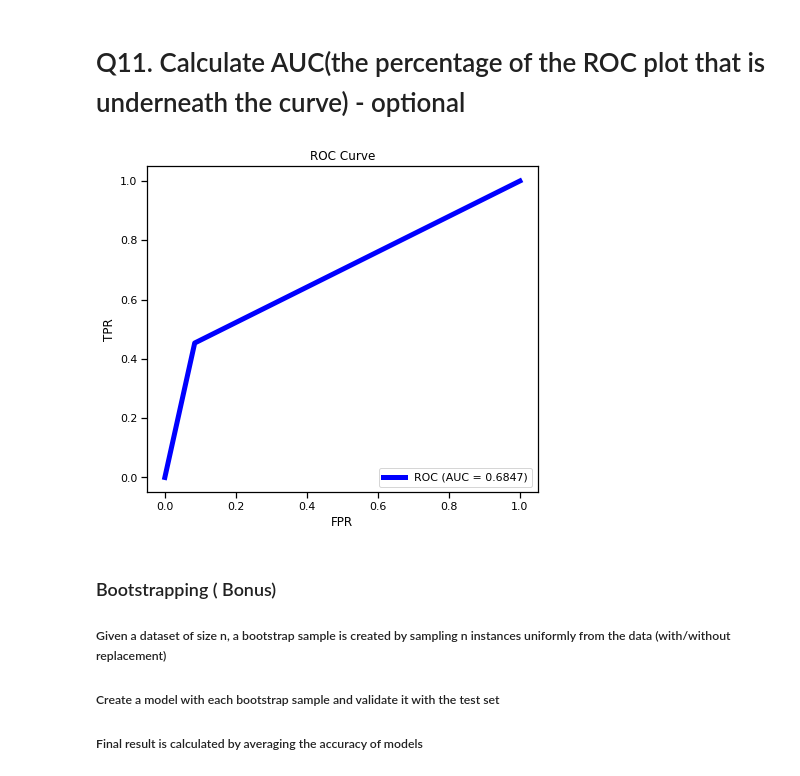
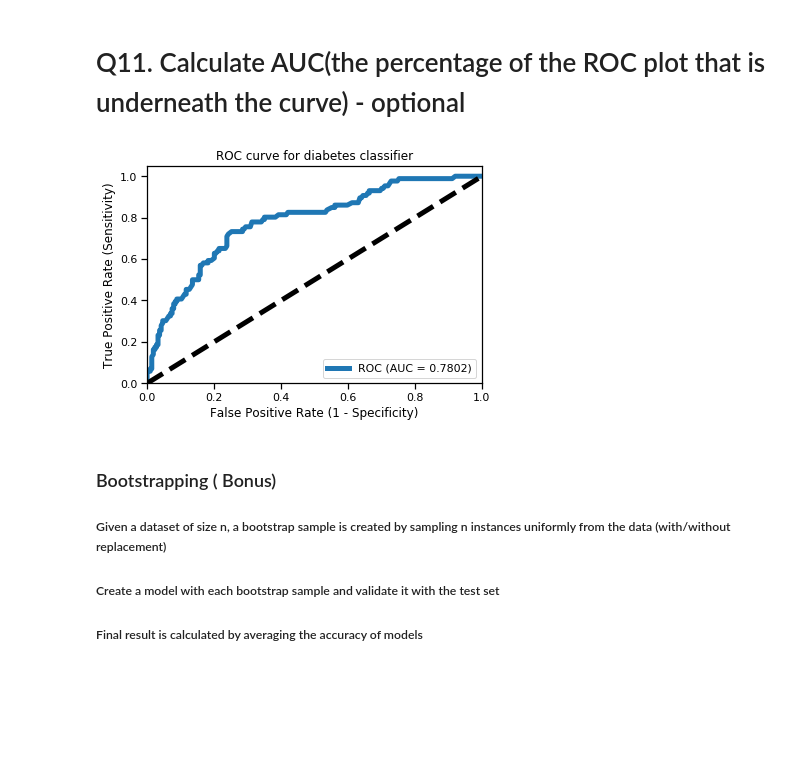
Before and after one commit to GreatLearningAIML1/pune-oct-19-batch-yogeshkanade08, a Jupyter notebook: R4_External_Lab_Validation_Accuracy.ipynb, the cells around one changed output. Drawn from its saved outputs; the diff is of its cells as text; code cells hidden in the pictures; blank space fills up the shorter version.

```diff
--- a/R4_External_Lab_Validation_Accuracy.ipynb
+++ b/R4_External_Lab_Validation_Accuracy.ipynb
@@ -302,20 +315,29 @@ ROC curve can help you to choose a threshold that balances sensitivity and speci
 # Q11. Calculate AUC(the percentage of the ROC plot that is underneath the curve) - optional
 # %%
 from sklearn.metrics import auc
-# %%
-    fpr, tpr, _ = roc_curve(y_test, predicted)
-    auc_score = auc(fpr, tpr)
-    #if plot:
-    plt.figure(figsize=(7, 6))
-    plt.plot(fpr, tpr, color='blue',
-            label='ROC (AUC = %0.4f)' % auc_score)
-    plt.legend(loc='lower right')
-    plt.title("ROC Curve")
-    plt.xlabel("FPR")
-    plt.ylabel("TPR")
-    plt.show()
-# %% [output]
-[figure, removed]
+# %%
+from sklearn.metrics import roc_curve, auc, accuracy_score, confusion_matrix, classification_report
+def calculate_roc_curve(y_test, y_pred, pos_label):
+
+    fpr, tpr, _ = roc_curve(y_test, y_pred)
+    auc_score = auc(fpr, tpr)
+    #Plot ROC curve
+    plt.figure()
+    plt.plot(fpr, tpr, label='ROC (AUC = %0.4f)' % auc_score)
+    plt.plot([0, 1], [0, 1], 'k--')
+    plt.xlim([0.0, 1.0])
+    plt.ylim([0.0, 1.05])
+    plt.xlabel('False Positive Rate (1 - Specificity)')
+    plt.ylabel('True Positive Rate (Sensitivity)')
+    plt.title('ROC curve for diabetes classifier')
+    plt.legend(loc="lower right")
+    plt.show()
+
+#calculate ROC curve
+preds= rfcl.predict_proba(x_test)[:,1]
+calculate_roc_curve(y_test, preds,2)
+# %% [output]
+[figure, added]
 # %% [markdown]
 ### Bootstrapping ( Bonus)
 ##### Given a dataset of size n, a bootstrap sample is created by sampling n instances uniformly from the data (with/without replacement)
```
Also changed, not shown: parts of 1 cell of this notebook.
